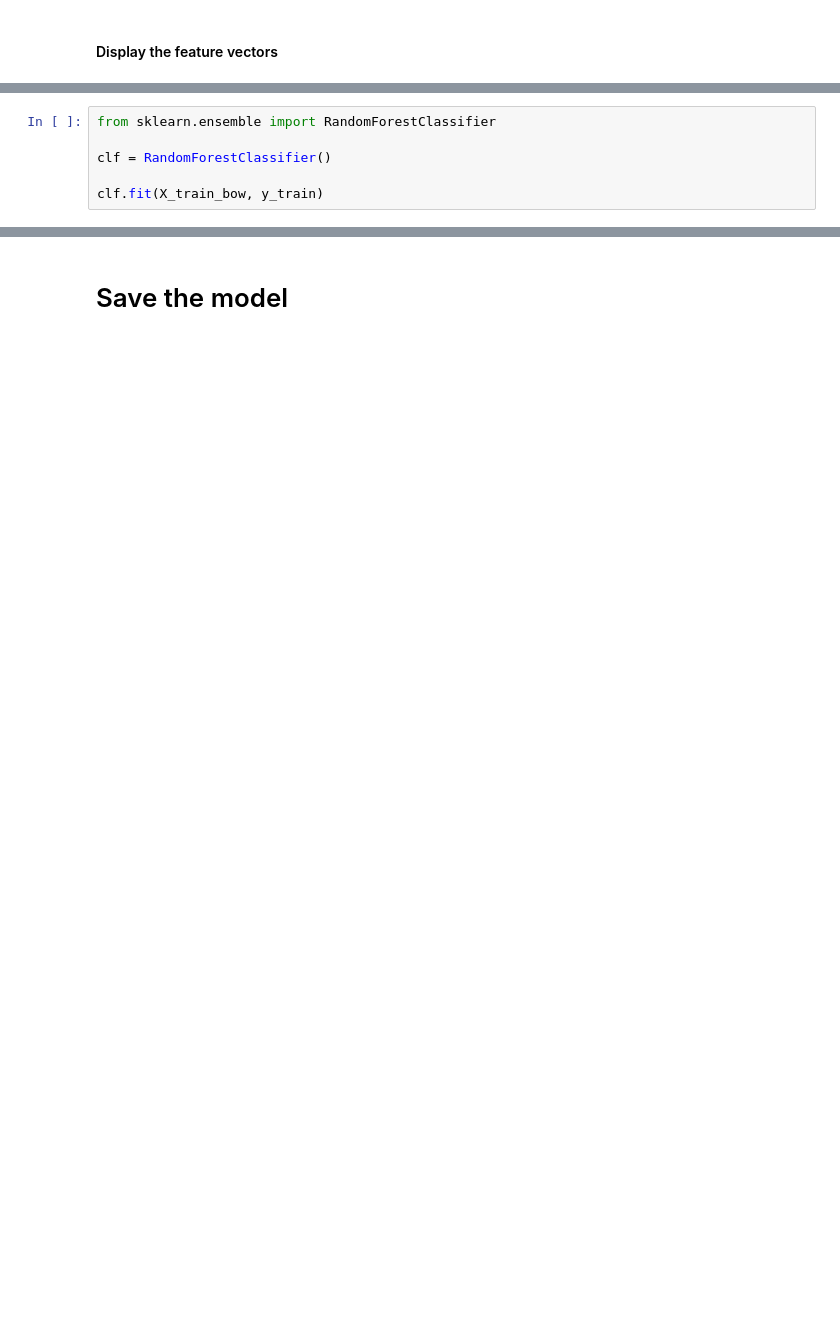
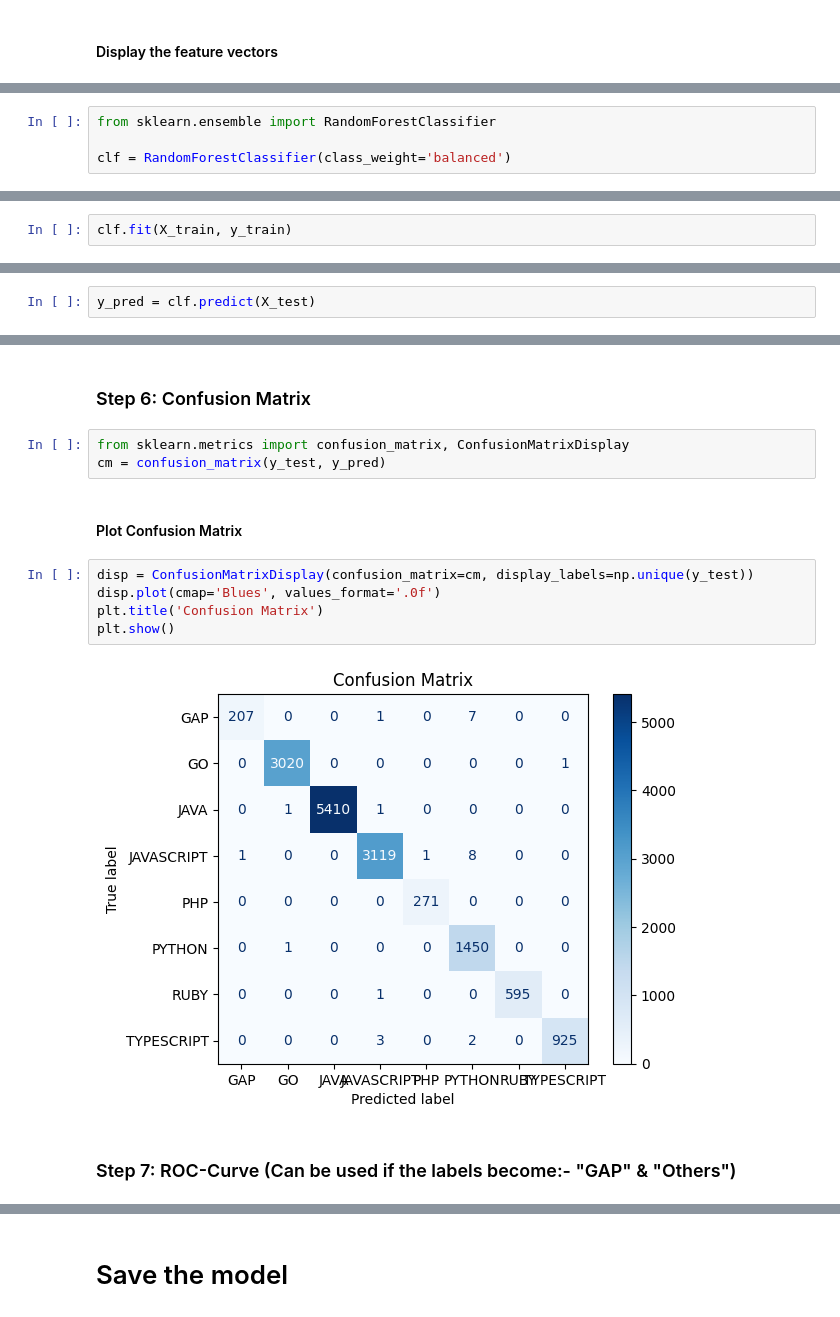
Before and after one commit to kiranbaby14/Analysis-of-GAP-programming-practices-on-GitHub, a Jupyter notebook: notebooks/NLP_preprocessing.ipynb, the cells around one changed output, grey strips where cells are left out. Cells and saved outputs as stored; diff of their text form; blank space fills up the shorter version.

```diff
--- a/notebooks/NLP_preprocessing.ipynb
+++ b/notebooks/NLP_preprocessing.ipynb
@@ -186,6 +228,4 @@ pipeline['vectorizer'].get_feature_names_out()
 # %%
 from sklearn.ensemble import RandomForestClassifier
 
-clf = RandomForestClassifier()
-
-clf.fit(X_train_bow, y_train)
+clf = RandomForestClassifier(class_weight='balanced')
@@ -196,0 +248,2 @@ print(os.path.dirname(os.getcwd()))
+# %%
+clf.fit(X_train, y_train)
@@ -196,0 +256,2 @@ print(os.path.dirname(os.getcwd()))
+# %%
+y_pred = clf.predict(X_test)
@@ -196,0 +311,16 @@ print(os.path.dirname(os.getcwd()))
+# %% [markdown]
+### Step 6: Confusion Matrix
+# %%
+from sklearn.metrics import confusion_matrix, ConfusionMatrixDisplay
+cm = confusion_matrix(y_test, y_pred)
+# %% [markdown]
+#### Plot Confusion Matrix
+# %%
+disp = ConfusionMatrixDisplay(confusion_matrix=cm, display_labels=np.unique(y_test))
+disp.plot(cmap='Blues', values_format='.0f')
+plt.title('Confusion Matrix')
+plt.show()
+# %% [output]
+[figure, added]
+# %% [markdown]
+### Step 7: ROC-Curve (Can be used if the labels become:- "GAP" & "Others")
```
Also changed, not shown: parts of 46 cells of this notebook, 3 other files.
